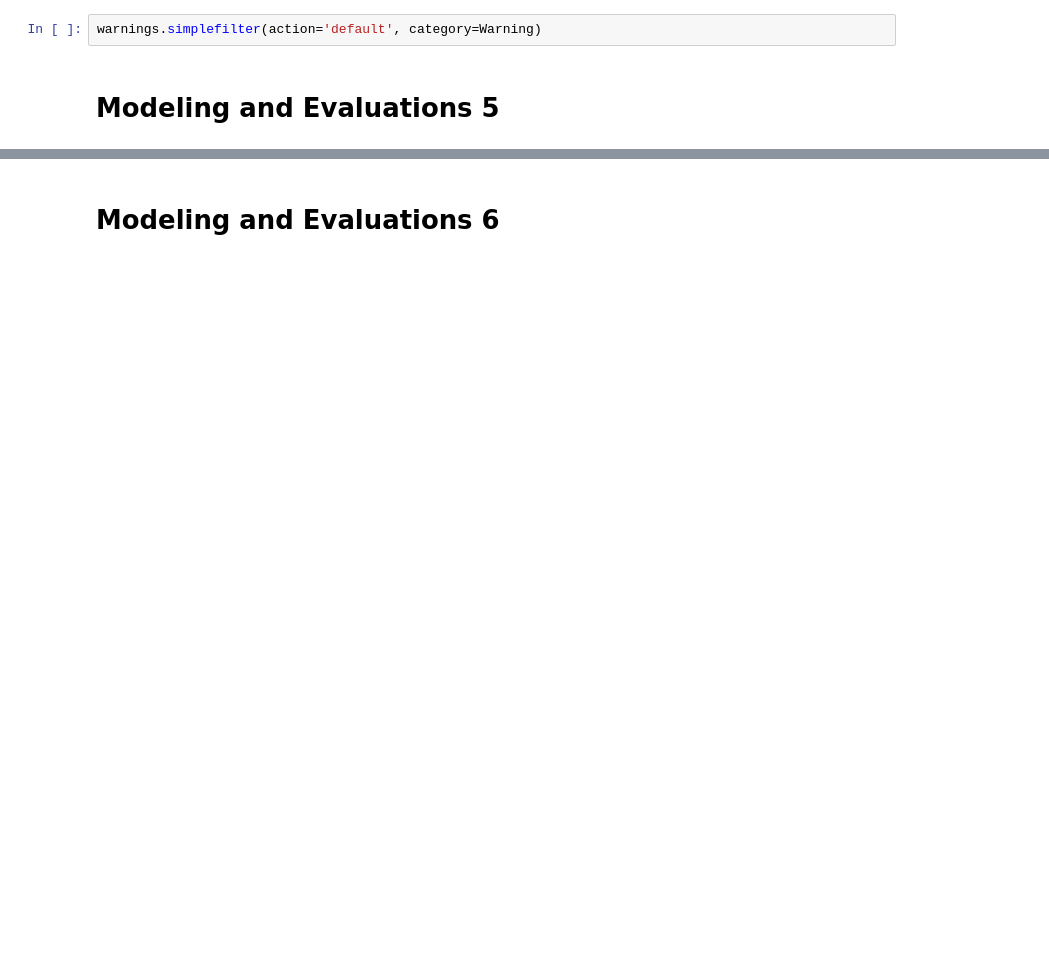
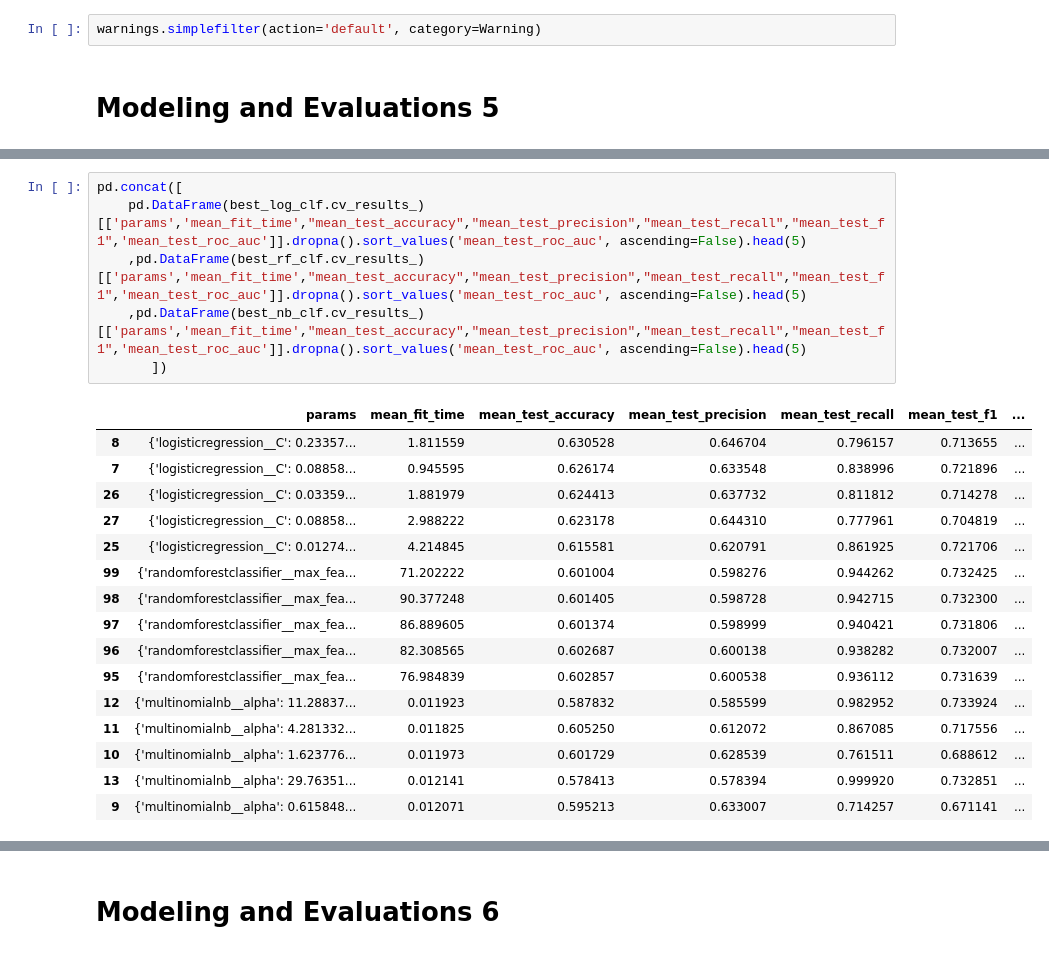
Before and after one commit to sachinac/ML7331, a Jupyter notebook: msds_7331_lab_2_v01.ipynb, the cells around one changed output, grey strips where cells are left out. Saved outputs shown, nothing was run; the diff lists cells and outputs as text; blank space fills up the shorter version.

```diff
--- a/msds_7331_lab_2_v01.ipynb
+++ b/msds_7331_lab_2_v01.ipynb
@@ -1646,0 +1538,23 @@ Calling library and function will spit out exactly what you need
+# %%
+pd.concat([
+    pd.DataFrame(best_log_clf.cv_results_)[['params','mean_fit_time',"mean_test_accuracy","mean_test_precision","mean_test_recall","mean_test_f1",'mean_test_roc_auc']].dropna().sort_values('mean_test_roc_auc', ascending=False).head(5)
+    ,pd.DataFrame(best_rf_clf.cv_results_)[['params','mean_fit_time',"mean_test_accuracy","mean_test_precision","mean_test_recall","mean_test_f1",'mean_test_roc_auc']].dropna().sort_values('mean_test_roc_auc', ascending=False).head(5)
+    ,pd.DataFrame(best_nb_clf.cv_results_)[['params','mean_fit_time',"mean_test_accuracy","mean_test_precision","mean_test_recall","mean_test_f1",'mean_test_roc_auc']].dropna().sort_values('mean_test_roc_auc', ascending=False).head(5)
+       ])
+# %% [output]
+|  | params | mean_fit_time | mean_test_accuracy | mean_test_precision | mean_test_recall | mean_test_f1 | ... |
+| 8 | {'logisticregression__C': 0.23357... | 1.811559 | 0.630528 | 0.646704 | 0.796157 | 0.713655 | ... |
+| 7 | {'logisticregression__C': 0.08858... | 0.945595 | 0.626174 | 0.633548 | 0.838996 | 0.721896 | ... |
+| 26 | {'logisticregression__C': 0.03359... | 1.881979 | 0.624413 | 0.637732 | 0.811812 | 0.714278 | ... |
+| 27 | {'logisticregression__C': 0.08858... | 2.988222 | 0.623178 | 0.644310 | 0.777961 | 0.704819 | ... |
+| 25 | {'logisticregression__C': 0.01274... | 4.214845 | 0.615581 | 0.620791 | 0.861925 | 0.721706 | ... |
+| 99 | {'randomforestclassifier__max_fea... | 71.202222 | 0.601004 | 0.598276 | 0.944262 | 0.732425 | ... |
+| 98 | {'randomforestclassifier__max_fea... | 90.377248 | 0.601405 | 0.598728 | 0.942715 | 0.732300 | ... |
+| 97 | {'randomforestclassifier__max_fea... | 86.889605 | 0.601374 | 0.598999 | 0.940421 | 0.731806 | ... |
+| 96 | {'randomforestclassifier__max_fea... | 82.308565 | 0.602687 | 0.600138 | 0.938282 | 0.732007 | ... |
+| 95 | {'randomforestclassifier__max_fea... | 76.984839 | 0.602857 | 0.600538 | 0.936112 | 0.731639 | ... |
+| 12 | {'multinomialnb__alpha': 11.28837... | 0.011923 | 0.587832 | 0.585599 | 0.982952 | 0.733924 | ... |
+| 11 | {'multinomialnb__alpha': 4.281332... | 0.011825 | 0.605250 | 0.612072 | 0.867085 | 0.717556 | ... |
+| 10 | {'multinomialnb__alpha': 1.623776... | 0.011973 | 0.601729 | 0.628539 | 0.761511 | 0.688612 | ... |
+| 13 | {'multinomialnb__alpha': 29.76351... | 0.012141 | 0.578413 | 0.578394 | 0.999920 | 0.732851 | ... |
+| 9 | {'multinomialnb__alpha': 0.615848... | 0.012071 | 0.595213 | 0.633007 | 0.714257 | 0.671141 | ... |
```
Also changed, not shown: parts of 55 cells of this notebook.
